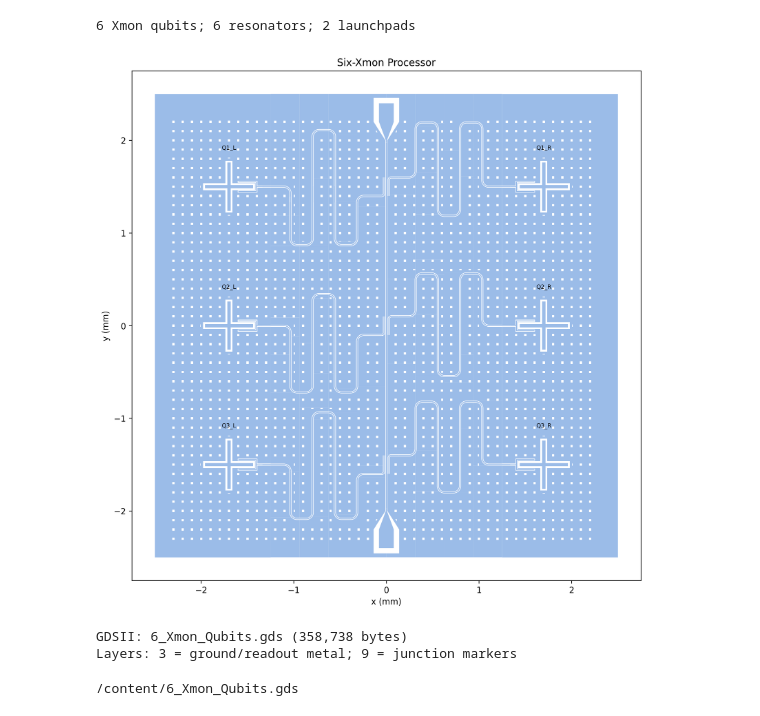
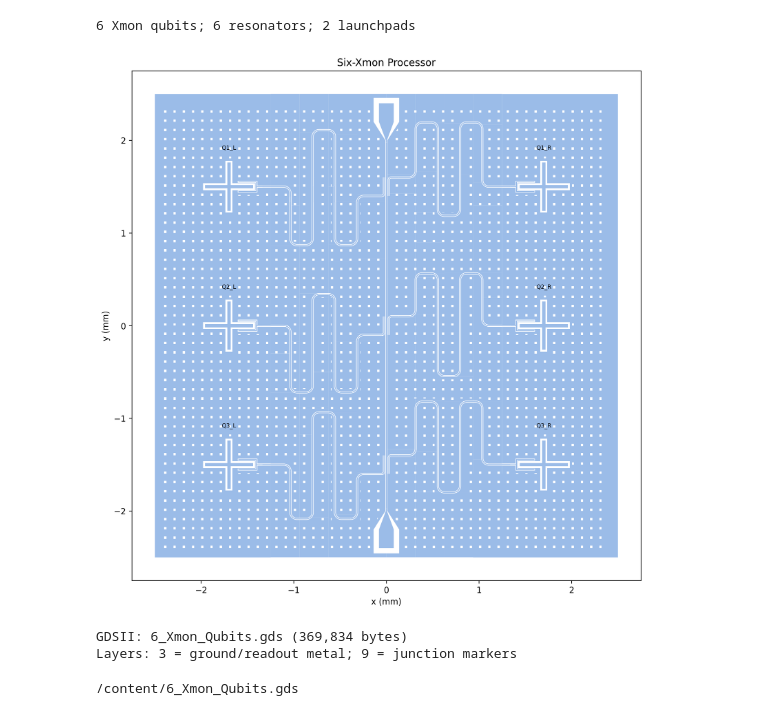
Before and after one commit to OJB-Quantum/Qiskit-Metal-to-Litho, a Jupyter notebook: Python Code_Qiskit Metal_Designs/6_Xmon_Quantum_Metal_Colab.ipynb, the cells around one changed output. Cells and saved outputs as stored; diff of their text form; code cells hidden in the pictures.

```diff
--- a/Python Code_Qiskit Metal_Designs/6_Xmon_Quantum_Metal_Colab.ipynb
+++ b/Python Code_Qiskit Metal_Designs/6_Xmon_Quantum_Metal_Colab.ipynb
@@ -59,7 +60,8 @@ $$
 """This script builds a six-Xmon processor in Quantum Metal."""
 
 # --- Control Knobs ---
-CHIP_SIZE = "5mm"
+CHIP_SIZE_X = "5mm"
+CHIP_SIZE_Y = "5mm"
 QUBIT_X_UM = 1700.0
 ROW_Y_UM = (1500.0, 0.0, -1500.0)
 READOUT_FREQUENCIES_GHZ = (6.116, 6.353, 6.472, 6.568, 6.655, 6.704)
@@ -96,8 +98,8 @@ plt.rcParams["figure.dpi"] = 250
 assert len(READOUT_FREQUENCIES_GHZ) == 2 * len(ROW_Y_UM)
 assert METAL_LAYER != JUNCTION_MARKER_LAYER
 design = designs.DesignPlanar(overwrite_enabled=True, enable_renderers=False)
-design.chips.main.size.size_x = CHIP_SIZE
-design.chips.main.size.size_y = CHIP_SIZE
+design.chips.main.size.size_x = CHIP_SIZE_X
+design.chips.main.size.size_y = CHIP_SIZE_Y
 design.variables.cpw_width = "10um"
 design.variables.cpw_gap = "6um"
 gds_renderer = QGDSRenderer(design)
@@ -249,6 +251,8 @@ gds_renderer.options.path_filename = ""
 
 # Restore Quantum Metal defaults before enabling the metal layer.
 gds_renderer.options.cheese = QGDSRenderer.default_options.cheese.copy()
+# Hole-center inset = 100 um edge clearance + half the 25 um hole width.
+gds_renderer.options.cheese.edge_nocheese = "112.5um"
 gds_renderer.options.cheese.view_in_file = Dict(main={
     METAL_LAYER: True, JUNCTION_MARKER_LAYER: False,
 })
@@ -279,34 +283,34 @@ gds_renderer.lib.write_gds(str(out))
 verified_gds = gdstk.read_gds(str(out))
 top_cells = verified_gds.top_level()
 assert len(top_cells) == 1
 exported_polygons = top_cells[0].get_polygons()
 assert {polygon.layer for polygon in exported_polygons} == {
     METAL_LAYER, JUNCTION_MARKER_LAYER,
 }
 assert np.isclose(verified_gds.precision, 1e-9)
 assert sum(polygon.layer == JUNCTION_MARKER_LAYER
            for polygon in exported_polygons) == len(qubits)
 
 # --- In-Memory GDS Preview ---
 fig, ax = plt.subplots(figsize=(11, 11), dpi=250)
 ax.add_collection(PolyCollection(
     [polygon.points for polygon in exported_polygons
      if polygon.layer == METAL_LAYER],
     facecolor="#9bbce8", edgecolor="none", rasterized=True,
 ))
 ax.autoscale_view()
 ax.set_aspect("equal")
 ax.set(xlabel="x (mm)", ylabel="y (mm)", title="Six-Xmon Processor")
 for site in sites:
     ax.text(site.x_um / 1000, site.y_um / 1000 + 0.4, site.name,
             ha="center", fontsize=7, fontfamily="DejaVu Sans", weight="normal")
 plt.show()
 
 print(f"GDSII: {out.name} ({out.stat().st_size:,} bytes)")
 print("Layers: 3 = ground/readout metal; 9 = junction markers")
 display(FileLink(str(out)))
 # %% [output]
-[figure, old version]
+[figure, new version]
-GDSII: 6_Xmon_Qubits.gds (358,738 bytes)
+GDSII: 6_Xmon_Qubits.gds (369,834 bytes)
 Layers: 3 = ground/readout metal; 9 = junction markers
 /content/6_Xmon_Qubits.gds
```
Also changed, not shown: parts of 1 cell of this notebook.
